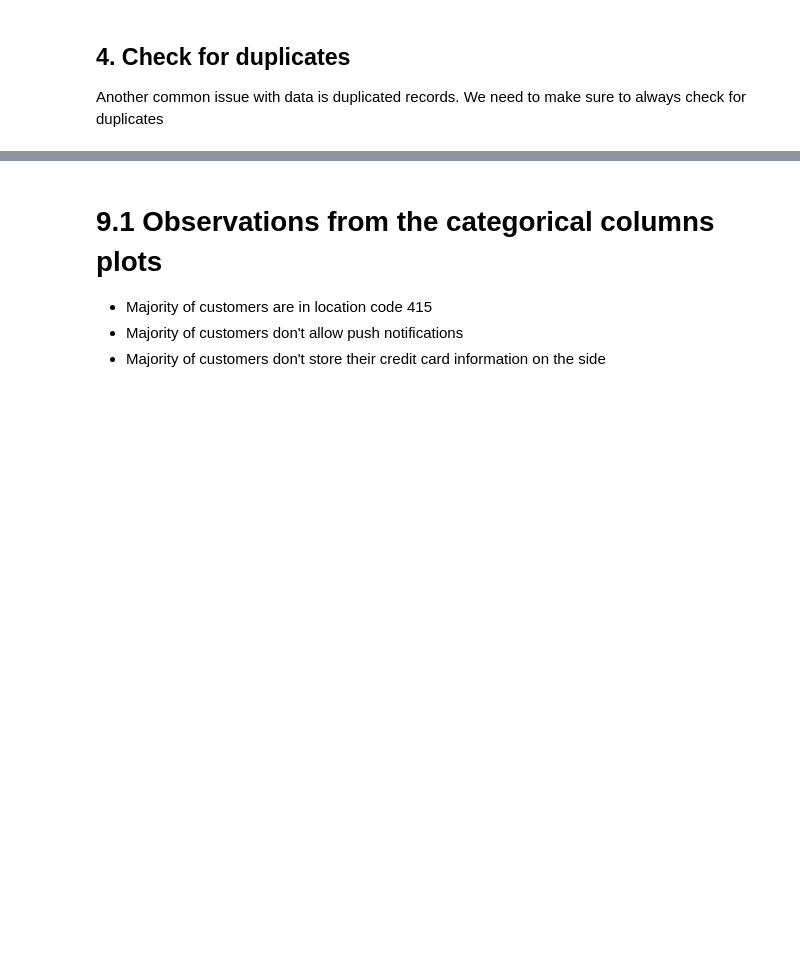
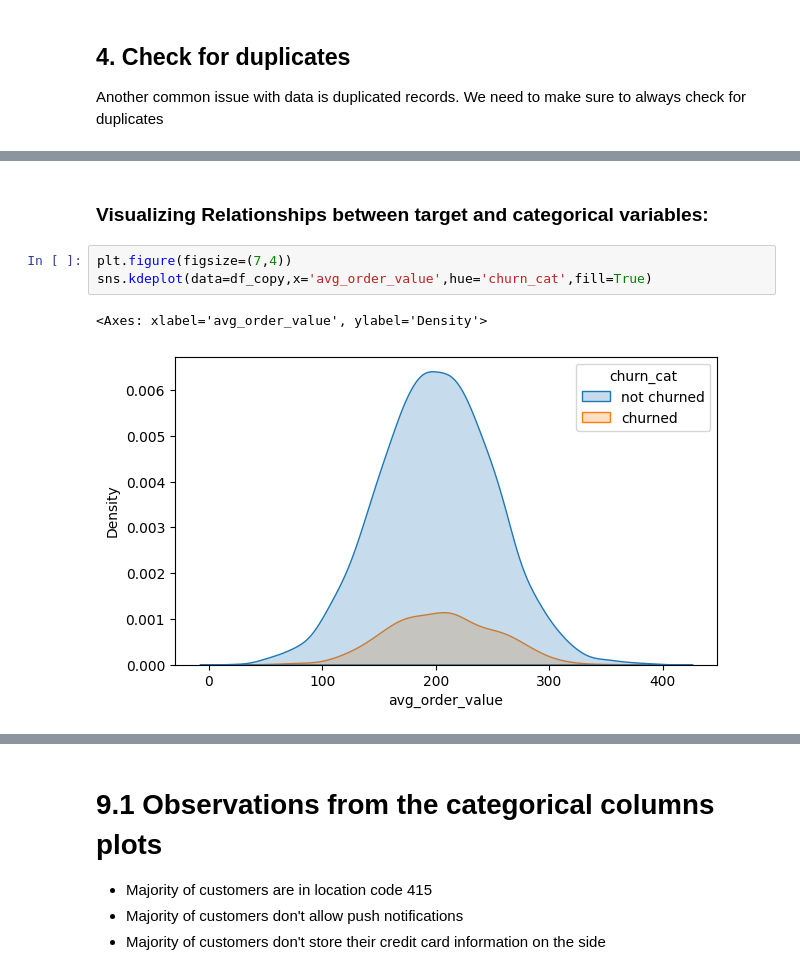
Before and after one commit to KarthikeyanBaskaran/Marketing-Analytics, a Jupyter notebook: Customer_Behavior_Analysis.ipynb, the cells around one changed output, grey strips where cells are left out. Drawn from its saved outputs; the diff is of its cells as text; blank space fills up the shorter version.

```diff
--- a/Customer_Behavior_Analysis.ipynb
+++ b/Customer_Behavior_Analysis.ipynb
@@ -433,0 +334,8 @@ for column in df_copy.select_dtypes(include=['object']).columns:
+# %% [markdown]
+### Visualizing Relationships between target and categorical variables:
+# %%
+plt.figure(figsize=(7,4))
+sns.kdeplot(data=df_copy,x='avg_order_value',hue='churn_cat',fill=True)
+# %% [output]
+<Axes: xlabel='avg_order_value', ylabel='Density'>
+[figure, added]
```
Also changed, not shown: parts of 72 cells of this notebook.
